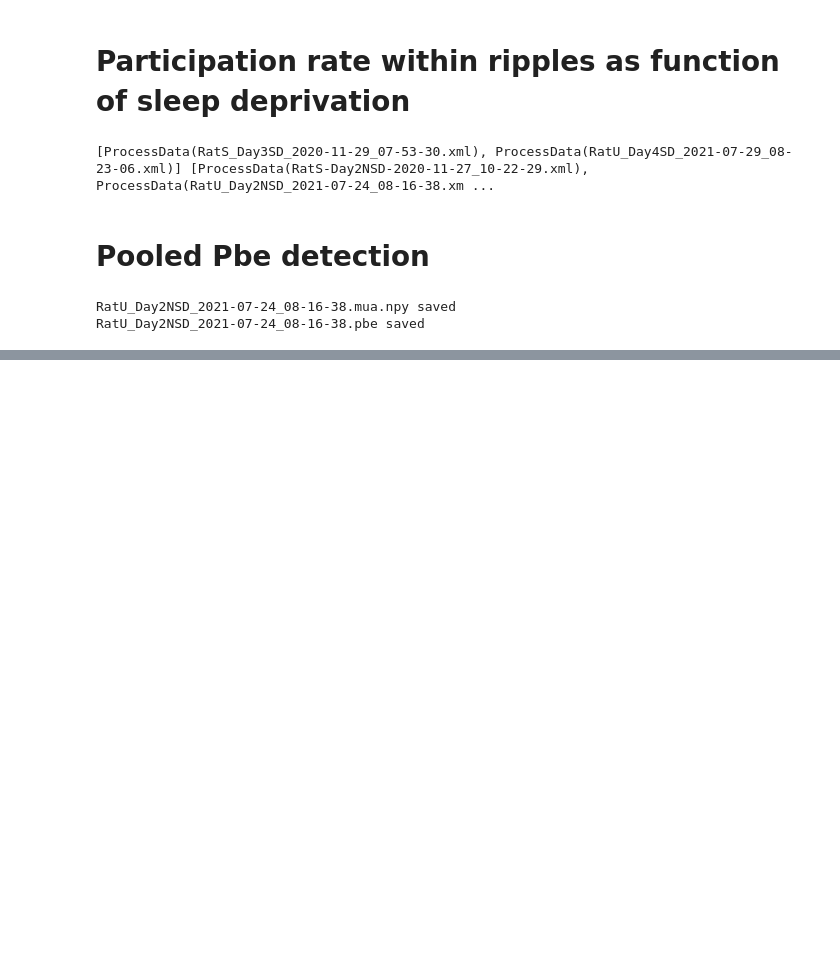
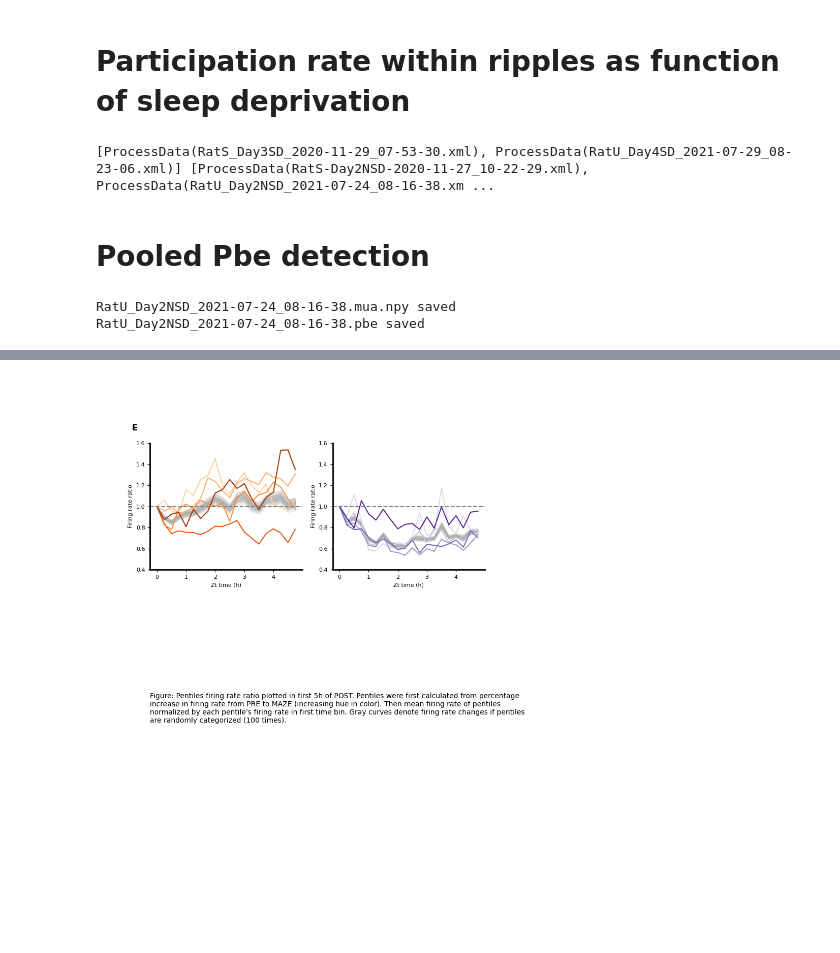
Before and after one commit to bapungiri/NeuroPy, a Jupyter notebook: sleep_deprivation/sd_firing_dynamics.ipynb, the cells around one changed output, grey strips where cells are left out. Drawn from its saved outputs; the diff is of its cells as text; code cells hidden in the pictures; blank space fills up the shorter version.

```diff
--- a/sleep_deprivation/sd_firing_dynamics.ipynb
+++ b/sleep_deprivation/sd_firing_dynamics.ipynb
@@ -470,0 +600,15 @@ RatU_Day2NSD_2021-07-24_08-16-38.pbe saved
+# %%
+import matplotlib.pyplot as plt
+import numpy as np
+import seaborn as sns
+from neuropy import plotting
+from neuropy.utils import signal_process
+from scipy.ndimage import gaussian_filter1d
+from scipy import stats
+import subjects
+import pandas as pd
+
+sd_sessions = subjects.sd.allsess[1:-1]
+nsd_sessions =subjects.nsd.ratNday2 + subjects.nsd.ratSday2 + subjects.nsd.ratUday2
+print(sd_sessions)
+print(nsd_sessions)
@@ -470,0 +742,52 @@ RatU_Day2NSD_2021-07-24_08-16-38.pbe saved
+# %%
+%matplotlib widget
+from palettable.colorbrewer.sequential import Oranges_6, Purples_6
+from neuropy.plotting import Fig
+figure = Fig()
+fig,gs = figure.draw(grid=(3,2))
+
+colors = list(subjects.sd_colors.values())
+palette = [Oranges_6, Purples_6]
+for i, grp in enumerate(["sd", "nsd"]):
+    ax_1v5 = plt.subplot(gs[i])
+    df = frate_maze_vs_sd[(frate_maze_vs_sd["grp"] == grp)]
+    df_shuffled = frate_maze_vs_sd_shuffled[(frate_maze_vs_sd_shuffled["grp"] == grp)]
+    sns.lineplot(
+        data=df_shuffled,
+        x="bins",
+        y="frate",
+        hue="quantiles",
+        palette=['#ababab']*5,
+        legend=None,
+        ax=ax_1v5,
+        alpha = 0.5,
+    )
+    sns.lineplot(
+        data=df,
+        x="bins",
+        y="frate",
+        hue="quantiles",
+        palette=palette[i].hex_colors[1:],
+        legend=None,
+        ax=ax_1v5
+    )
+    # ax_1v5.set_yscale('log')
+    ax_1v5.axhline(1,ls='--',color='gray')
+    ax_1v5.set_ylim(bottom=0.4,top=1.6)
+    ax_1v5.set_ylabel('Firing rate ratio')
+    ax_1v5.set_xlabel('Zt time (h)')
+    if i==0:
+        figure.panel_label(ax_1v5,'E')
+
+ax_caption = plt.subplot(gs[1, :])
+ax_caption.text(
+    0,
+    0,
+    "Figure: Pentiles firing rate ratio plotted in first 5h of POST. Pentiles were first calculated from percentage increase in firing rate from PRE to MAZE (increasing hue in color). Then mean firing rate of pentiles normalized by each pentile's firing rate in first time bin. Gray curves denote firing rate changes if pentiles are randomly categorized (100 times).",
+    wrap=True,
+)
+ax_caption.axis("off")
+
+figure.savefig(subjects.figpath_sd/'pentiles_pre_to_maze_ZT5')
+# %% [output]
+[figure, added]
```
Also changed, not shown: parts of 10 cells of this notebook, 9 other files.
